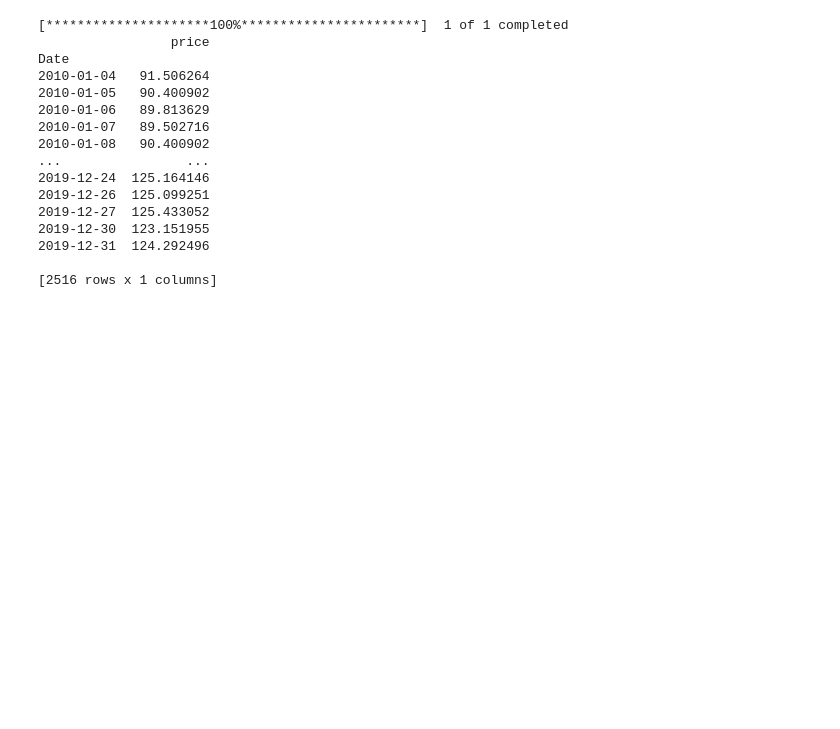
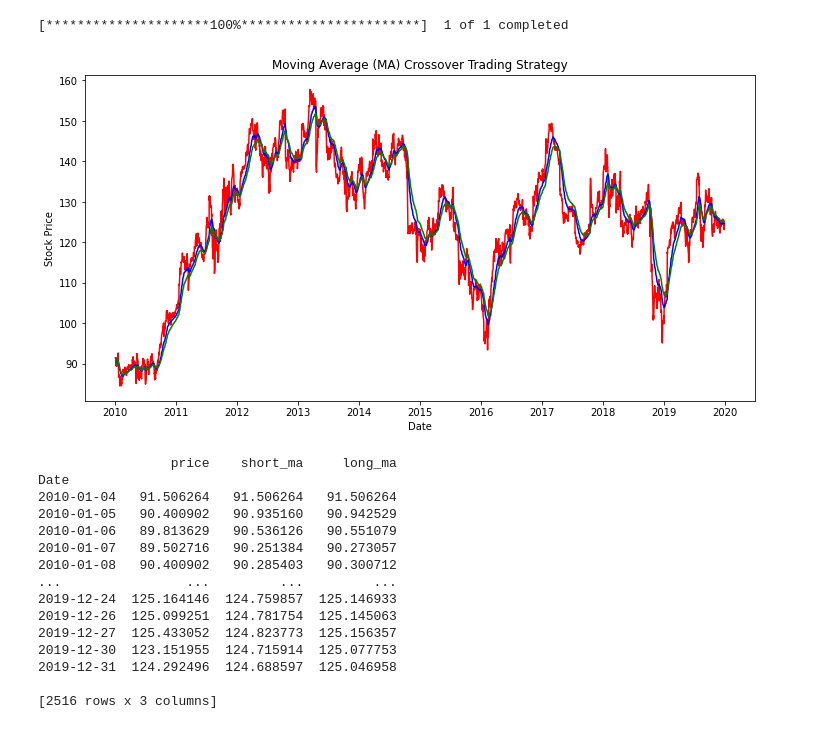
Before and after one commit to oozdal/Quantitative-Finance, a Jupyter notebook: Technical_Indicators/MA_Crossover.ipynb, the cells around one changed output. Cells and saved outputs as stored; diff of their text form; code cells hidden in the pictures; blank space fills up the shorter version.

```diff
--- a/Technical_Indicators/MA_Crossover.ipynb
+++ b/Technical_Indicators/MA_Crossover.ipynb
@@ -22,29 +22,47 @@ class MovingAverageCrossover:
         ticker = yf.download(self.stock, self.start, self.end)
         stock_data['price'] = ticker['Adj Close']
         self.data = pd.DataFrame(stock_data)
+
+    def construct_signals(self):
+        self.data['short_ma'] = self.data['price'].ewm(span=self.short_period).mean()
+        self.data['long_ma'] = self.data['price'].ewm(span=self.long_period).mean()
+        # print(self.data)
+
+    def plot_signals(self):
+        plt.figure(figsize=(12, 6))
+        plt.plot(self.data.price, label='Stock Price', color='red')
+        plt.plot(self.data.short_ma, label='Short MA', color='blue')
+        plt.plot(self.data.long_ma, label='Long MA', color='green')
+        plt.title('Moving Average (MA) Crossover Trading Strategy')
+        plt.xlabel('Date')
+        plt.ylabel('Stock Price')
+        plt.show()
 # %%
 if __name__ == '__main__':
 
     start_date = datetime.datetime(2010, 1, 1)
     end_date = datetime.datetime(2020, 1, 1)
 
     strategy = MovingAverageCrossover(100, 'IBM', start_date, end_date, 30, 50)
     strategy.download_data()
+    strategy.construct_signals()
+    strategy.plot_signals()
     print(strategy.data)
 # %% [output]
 [*********************100%***********************]  1 of 1 completed
-                 price
-Date
-2010-01-04   91.506264
-2010-01-05   90.400902
-2010-01-06   89.813629
-2010-01-07   89.502716
-2010-01-08   90.400902
-...                ...
-2019-12-24  125.164146
-2019-12-26  125.099251
-2019-12-27  125.433052
-2019-12-30  123.151955
-2019-12-31  124.292496
-
-[2516 rows x 1 columns]
+[figure, added]
+                 price    short_ma     long_ma
+Date
+2010-01-04   91.506264   91.506264   91.506264
+2010-01-05   90.400902   90.935160   90.942529
+2010-01-06   89.813629   90.536126   90.551079
+2010-01-07   89.502716   90.251384   90.273057
+2010-01-08   90.400902   90.285403   90.300712
+...                ...         ...         ...
+2019-12-24  125.164146  124.759857  125.146933
+2019-12-26  125.099251  124.781754  125.145063
+2019-12-27  125.433052  124.823773  125.156357
+2019-12-30  123.151955  124.715914  125.077753
+2019-12-31  124.292496  124.688597  125.046958
+
+[2516 rows x 3 columns]
```
